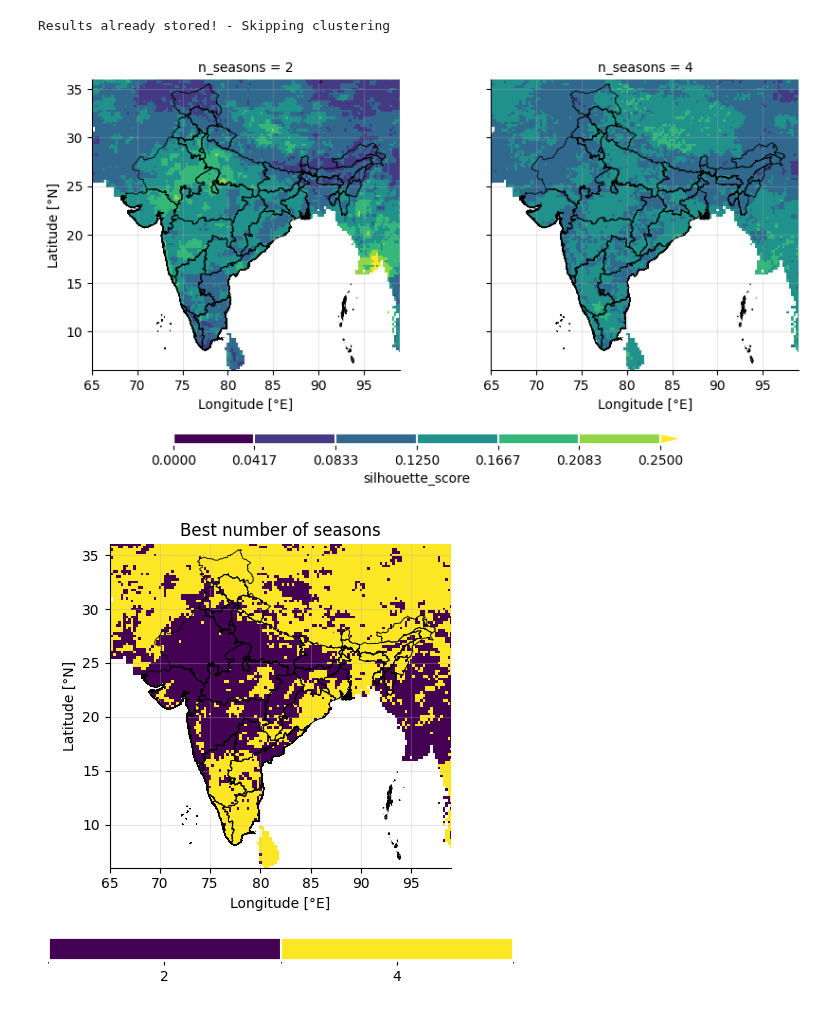
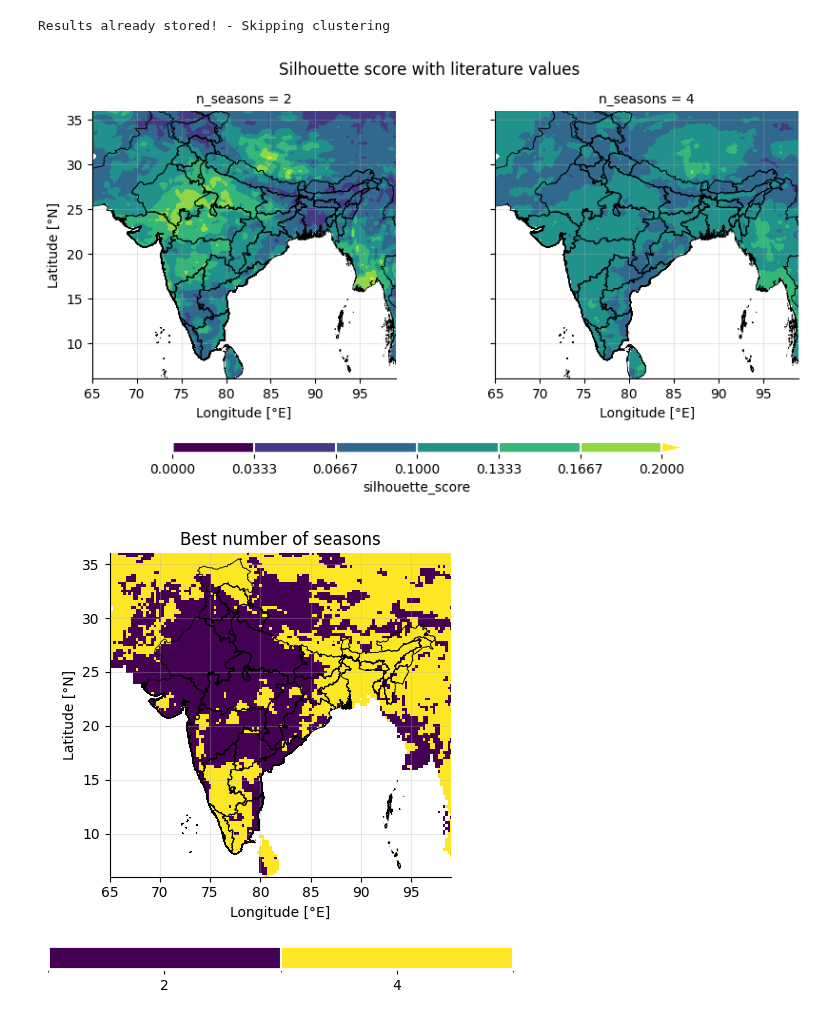
Before and after one commit to JGrassi97/XSeasonsDetect, a Jupyter notebook: notebooks/03_optimal_number_seasons.ipynb, the cells around one changed output. Drawn from its saved outputs; the diff is of its cells as text; code cells hidden in the pictures.

```diff
--- a/notebooks/03_optimal_number_seasons.ipynb
+++ b/notebooks/03_optimal_number_seasons.ipynb
@@ -17,8 +17,7 @@ import warnings
 warnings.filterwarnings('ignore')
 # %%
 # -- FREE PARAMETERS
-n_iters     = 200
-
+n_iters     = 2
 learning_rate   = 2
 min_len         = 30
 mode            = 'single'
@@ -111,25 +110,27 @@ if not os.path.exists(results_path_file) or subscribe_results:
 # %%
 # Load country boundary data
 # mask_boundary = gpd.read_file(world_boundary_file, layer='ADM_1')
 # mask_boundary = mask_boundary[mask_boundary["GID_0"].isin(['IND','NPL','BGD',])]
 
 # result_plot = result.rio.set_spatial_dims(x_dim="lon", y_dim="lat", inplace=True)
 # result_plot.rio.write_crs("epsg:4326", inplace=True)
 # result_plot = result_plot.rio.clip(mask_boundary.geometry.apply(mapping), mask_boundary.crs, drop=True)
 result_plot = result
 
 
-plot = result_plot.silhouette_score.plot(col='n_seasons', col_wrap=2, vmin=0, vmax=0.25, levels=7, add_colorbar=False, figsize=(9,4))
+plot = result_plot.silhouette_score.plot.contourf(col='n_seasons', col_wrap=2, vmin=0, vmax=0.2, levels=7, add_colorbar=False, figsize=(9,4))
 
 standard_format( plot,
                  country_boundary   = country_boundary,
-                 # world_boundary     = world_boundary,
+                 world_boundary     = world_boundary,
                  custom_cbar        = True
                 )
 
+plt.subplots_adjust(top=0.85)
+plt.suptitle('Silhouette score with literature values')
 plt.savefig(results_path_image_sil, dpi=300, bbox_inches='tight', transparent=False)
 # %% [output]
-[figure, old version]
+[figure, new version]
 # %%
 plot = result_plot.optimal_n_seasons.plot(vmin=1, vmax=5, levels=3, add_colorbar=False, figsize=(6,6))
 
@@ -144,7 +145,7 @@ plot.axes.set_title('Best number of seasons')
 
 plt.savefig(results_path_image_best, dpi=300, bbox_inches='tight', transparent=False)
 # %% [output]
-[figure, old version]
+[figure, new version]
 # %%
 diff = (result_plot.silhouette_score.sel(n_seasons=2) - result_plot.silhouette_score.sel(n_seasons=4))
 diff = 2*((diff - diff.min())/(diff.max()-diff.min())) - 1
```
Also changed, not shown: parts of 1 cell of this notebook, 4 other files.
